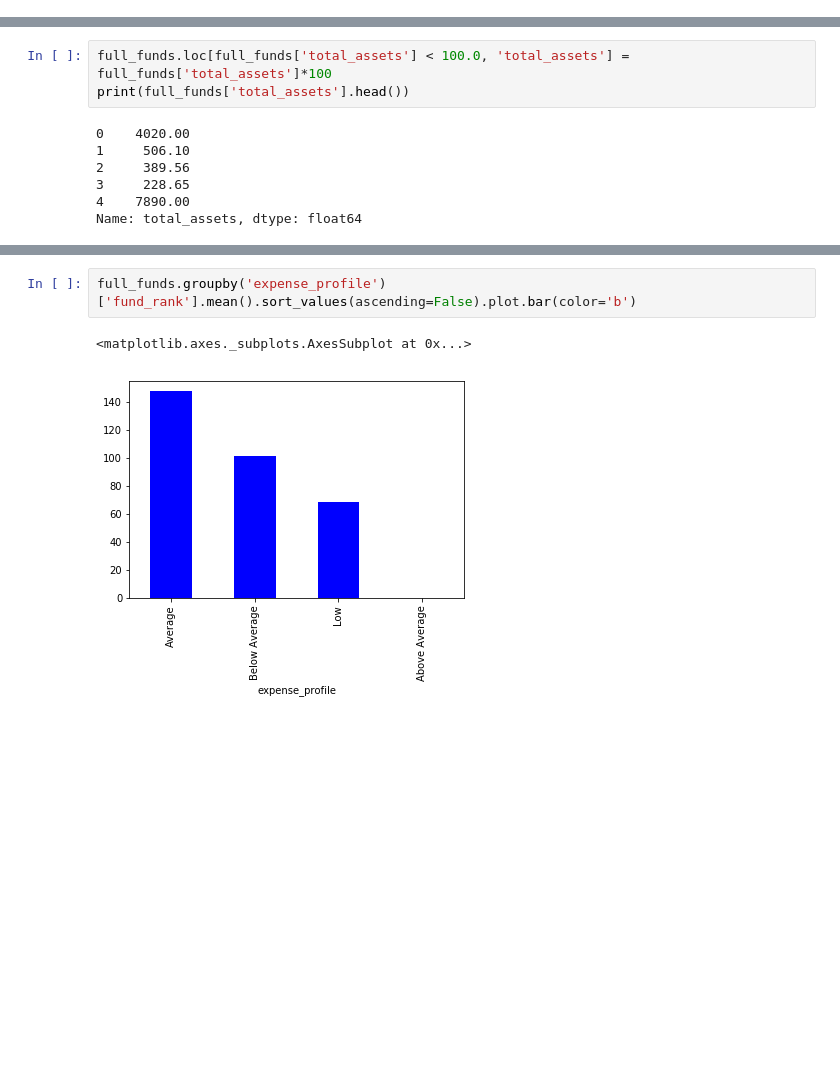
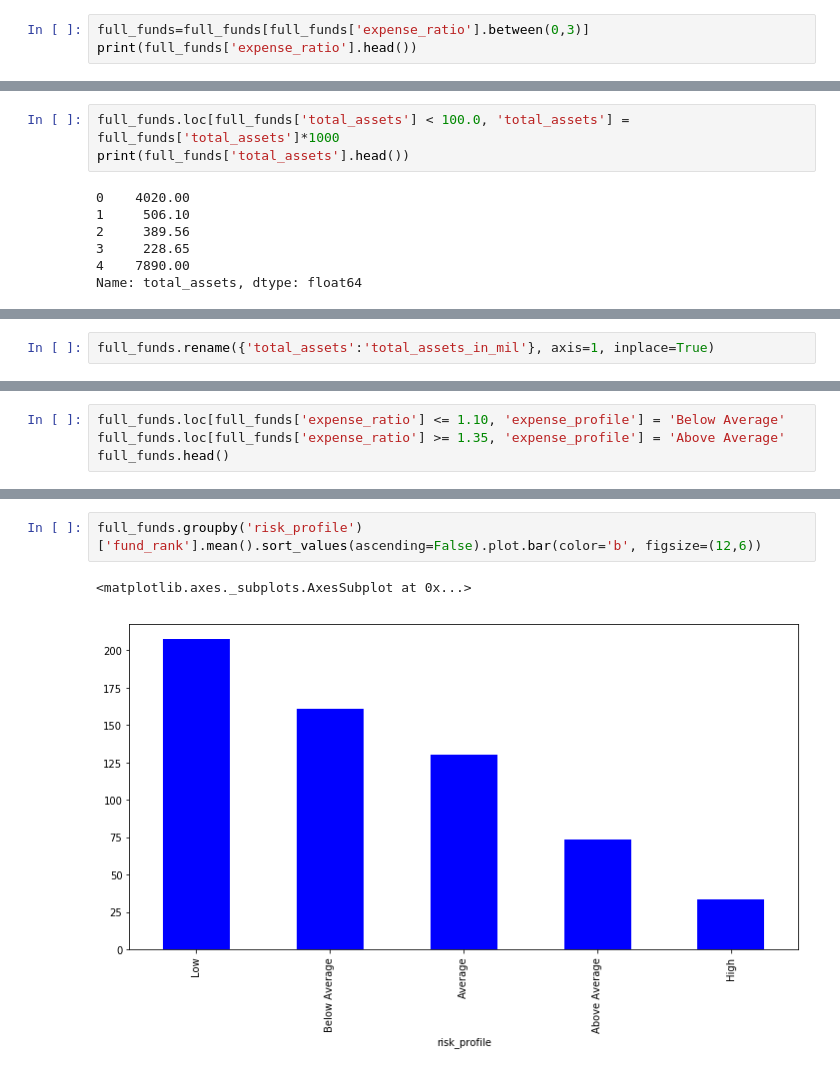
Before and after one commit to Luke-Gray/us_news_rankings_expense_ratio, a Jupyter notebook: final_join_usnews.ipynb, the cells around one changed output, grey strips where cells are left out. Drawn from its saved outputs; the diff is of its cells as text; blank space fills up the shorter version.

```diff
--- a/final_join_usnews.ipynb
+++ b/final_join_usnews.ipynb
@@ -257,0 +280,3 @@ full_funds.plot.scatter('fund_rank', 'expense_ratio')
+# %%
+full_funds=full_funds[full_funds['expense_ratio'].between(0,3)]
+print(full_funds['expense_ratio'].head())
@@ -270,7 +312,7 @@ full_funds['total_assets'].head()
 4      7.89
 Name: total_assets, dtype: float64
 # %%
-full_funds.loc[full_funds['total_assets'] < 100.0, 'total_assets'] = full_funds['total_assets']*100
+full_funds.loc[full_funds['total_assets'] < 100.0, 'total_assets'] = full_funds['total_assets']*1000
 print(full_funds['total_assets'].head())
 # %% [output]
 0    4020.00
@@ -283,0 +324,2 @@ full_funds['total_assets']
+# %%
+full_funds.rename({'total_assets':'total_assets_in_mil'}, axis=1, inplace=True)
@@ -283,0 +354,4 @@ full_funds['total_assets']
+# %%
+full_funds.loc[full_funds['expense_ratio'] <= 1.10, 'expense_profile'] = 'Below Average'
+full_funds.loc[full_funds['expense_ratio'] >= 1.35, 'expense_profile'] = 'Above Average'
+full_funds.head()
@@ -284,5 +379,5 @@ full_funds['total_assets']
 # %%
-full_funds.groupby('expense_profile')['fund_rank'].mean().sort_values(ascending=False).plot.bar(color='b')
+full_funds.groupby('risk_profile')['fund_rank'].mean().sort_values(ascending=False).plot.bar(color='b', figsize=(12,6))
 # %% [output]
 <matplotlib.axes._subplots.AxesSubplot at 0x...>
-[figure, old version]
+[figure, new version]
```
Also changed, not shown: parts of 18 cells of this notebook, 1 other file.
